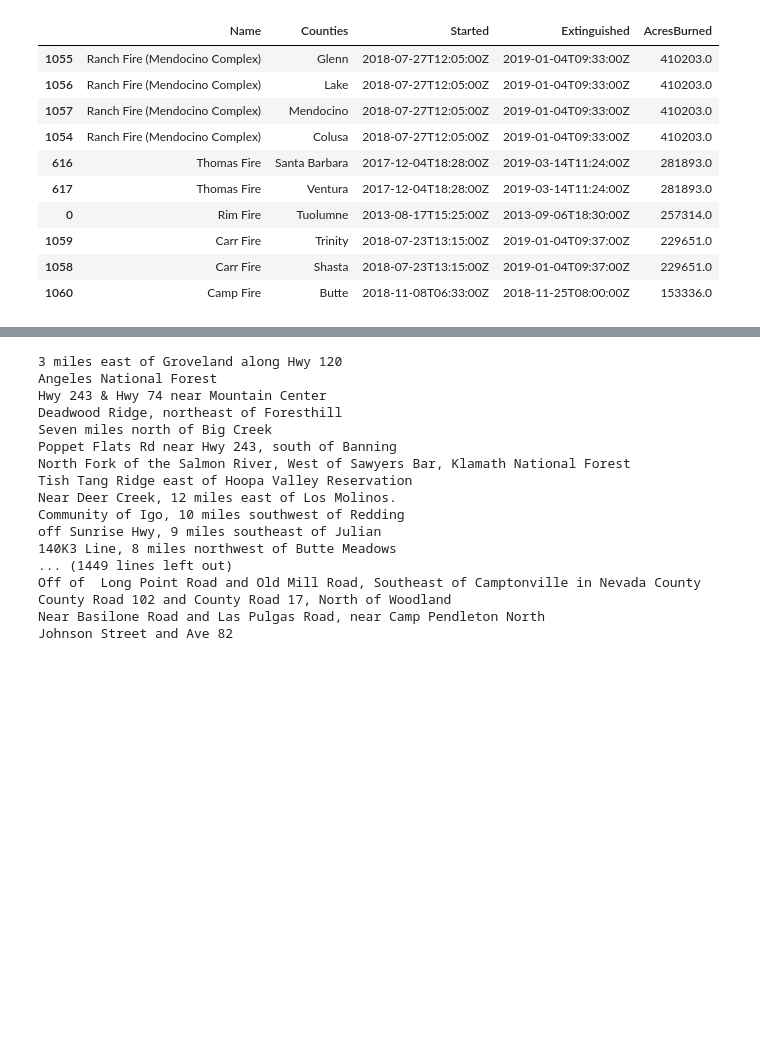
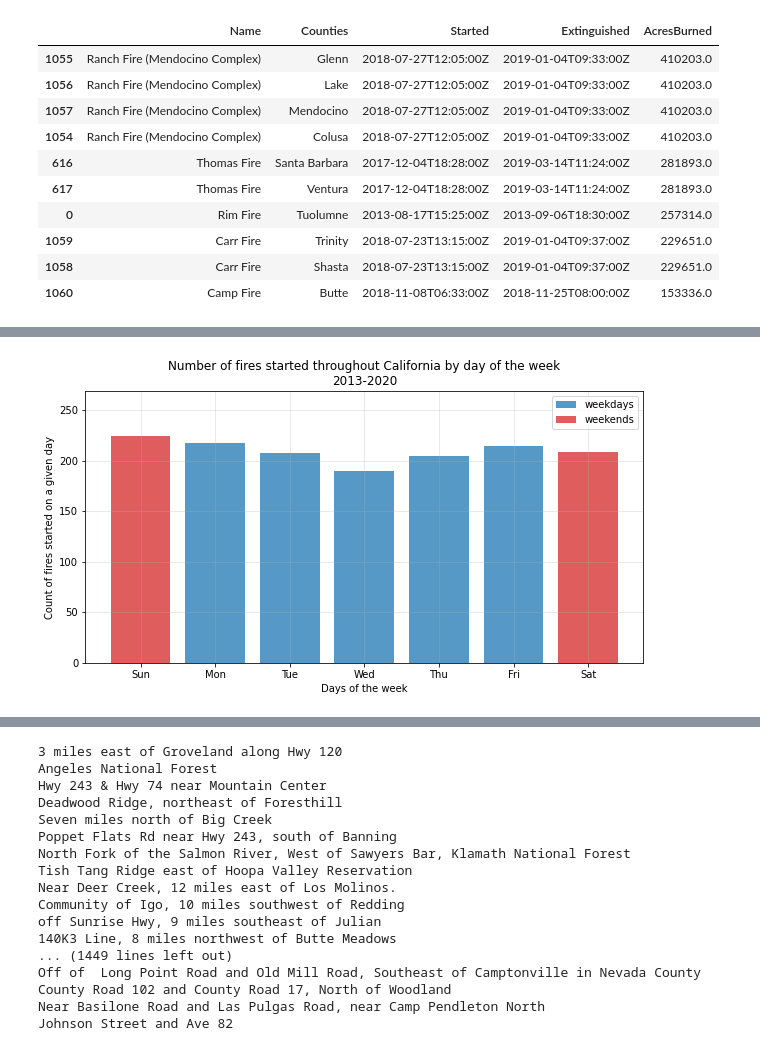
Before and after one commit to i-am-phoenix/project3, a Jupyter notebook: eda_IM.ipynb, the cells around one changed output, grey strips where cells are left out. Saved outputs shown, nothing was run; the diff lists cells and outputs as text; code cells hidden in the pictures; blank space fills up the shorter version.

Commit message:
exploring firest starting more frequently on a weekend

```diff
--- a/eda_IM.ipynb
+++ b/eda_IM.ipynb
@@ -212,0 +231,24 @@ ValueError: invalid literal for int() with base 10: '0      20 days 03:05:00\n1
+# %%
+# Extract count of fires starting on a given day of the week
+freq, val = np.histogram(clean_data_3.DayOfWeekStartedNum, bins=7)
+
+# Plot a bar chart, highlighting weekend and work week days
+plt.figure(figsize=(10,5))
+daysOfTheWeek=["Sun", "Mon", "Tue", "Wed", "Thu", "Fri", "Sat"]
+daysOfTheWeekColors = ["tab:red", "tab:blue", "tab:blue", "tab:blue", "tab:blue", "tab:blue", "tab:red"]
+plt.bar(daysOfTheWeek, freq, color = daysOfTheWeekColors, alpha=0.75)
+
+legend_elements = [Patch(facecolor='tab:blue', alpha=0.75, label='weekdays'),
+                  Patch(facecolor='tab:red', alpha=0.75, label='weekends')]
+
+# Create the figure
+plt.legend(handles=legend_elements, loc='center')
+plt.ylim([0, freq.max()*1.2])
+plt.xlabel("Days of the week")
+plt.ylabel("Count of fires started on a given day")
+plt.title("Number of fires started throughout California by day of the week\n2013-2020")
+
+plt.legend(handles=legend_elements)
+plt.grid(alpha=0.35)
+# %% [output]
+[figure, added]
```
Also changed, not shown: parts of 7 cells of this notebook.
